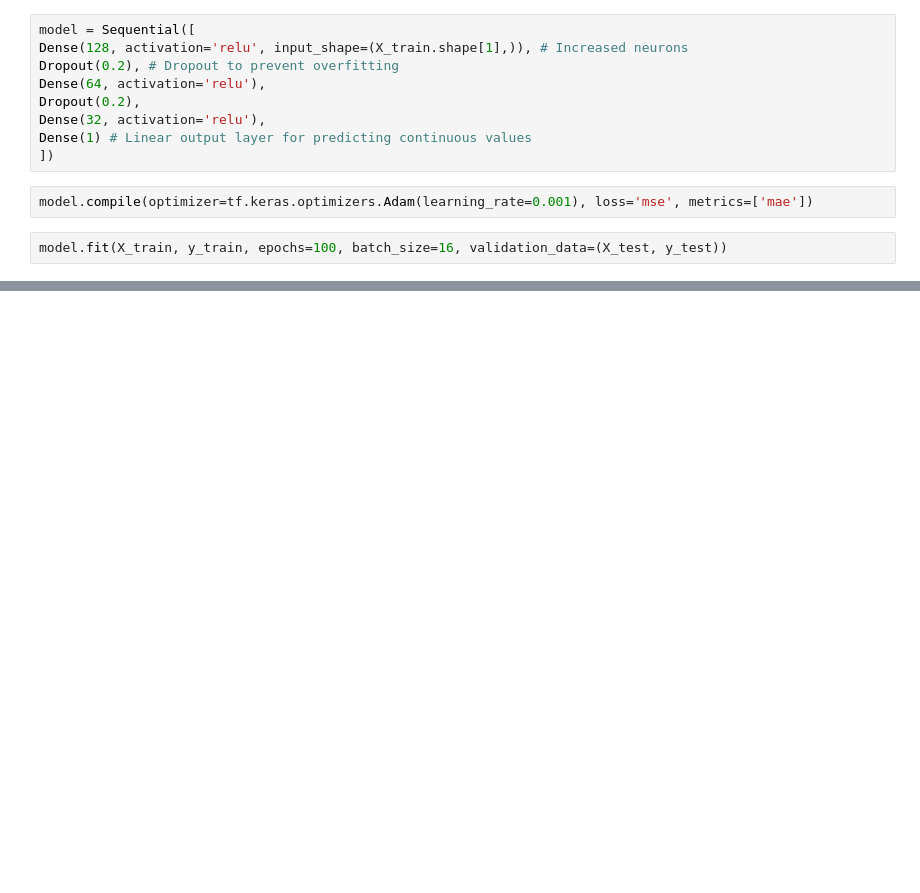
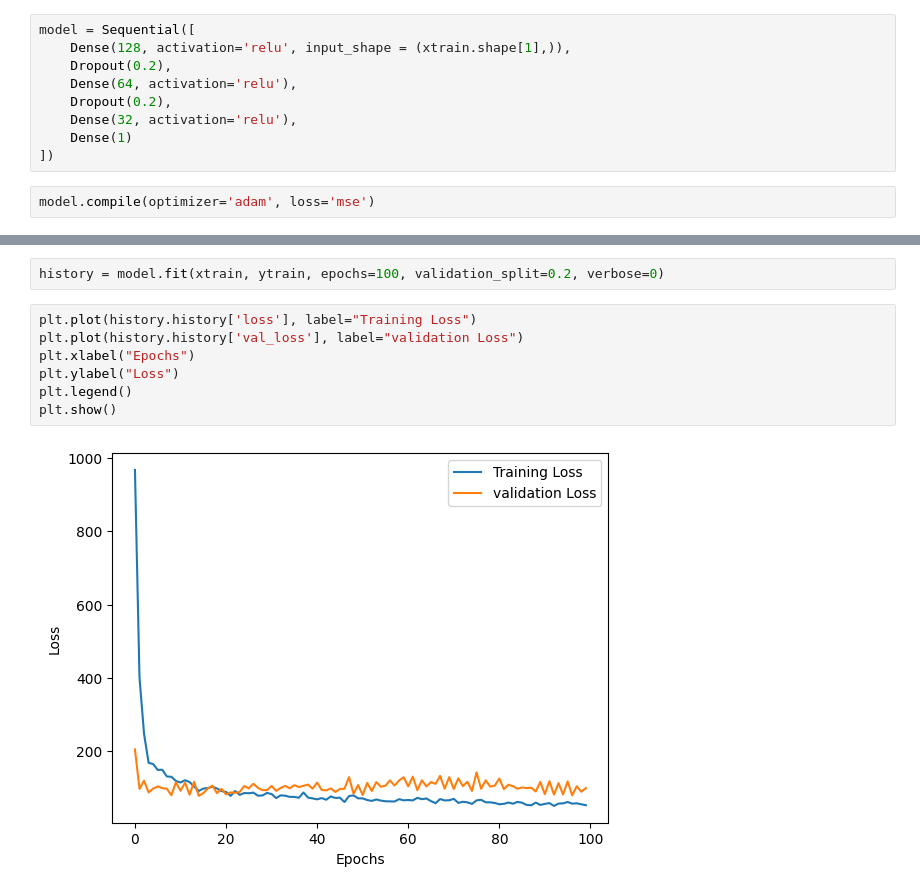
Before and after one commit to ArpitaDeshmukh2024/SPPU_DL_practicals, a Jupyter notebook: DL1.ipynb, the cells around one changed output, grey strips where cells are left out. Drawn from its saved outputs; the diff is of its cells as text; blank space fills up the shorter version.

```diff
--- a/DL1.ipynb
+++ b/DL1.ipynb
@@ -16,13 +17,11 @@ X_train, X_test = scaler.fit_transform(X_train), scaler.transform(X_test)
 # %%
 model = Sequential([
-Dense(128, activation='relu', input_shape=(X_train.shape[1],)), # Increased neurons
-Dropout(0.2), # Dropout to prevent overfitting
-Dense(64, activation='relu'),
-Dropout(0.2),
-Dense(32, activation='relu'),
-Dense(1) # Linear output layer for predicting continuous values
+    Dense(128, activation='relu', input_shape = (xtrain.shape[1],)),
+    Dropout(0.2),
+    Dense(64, activation='relu'),
+    Dropout(0.2),
+    Dense(32, activation='relu'),
+    Dense(1)
 ])
 # %%
-model.compile(optimizer=tf.keras.optimizers.Adam(learning_rate=0.001), loss='mse', metrics=['mae'])
+model.compile(optimizer='adam', loss='mse')
-# %%
-model.fit(X_train, y_train, epochs=100, batch_size=16, validation_data=(X_test, y_test))
@@ -51,0 +28,11 @@ test_mae = model.evaluate(X_test, y_test)[1]
+# %%
+history = model.fit(xtrain, ytrain, epochs=100, validation_split=0.2, verbose=0)
+# %%
+plt.plot(history.history['loss'], label="Training Loss")
+plt.plot(history.history['val_loss'], label="validation Loss")
+plt.xlabel("Epochs")
+plt.ylabel("Loss")
+plt.legend()
+plt.show()
+# %% [output]
+[figure, added]
```
Also changed, not shown: parts of 11 cells of this notebook.
